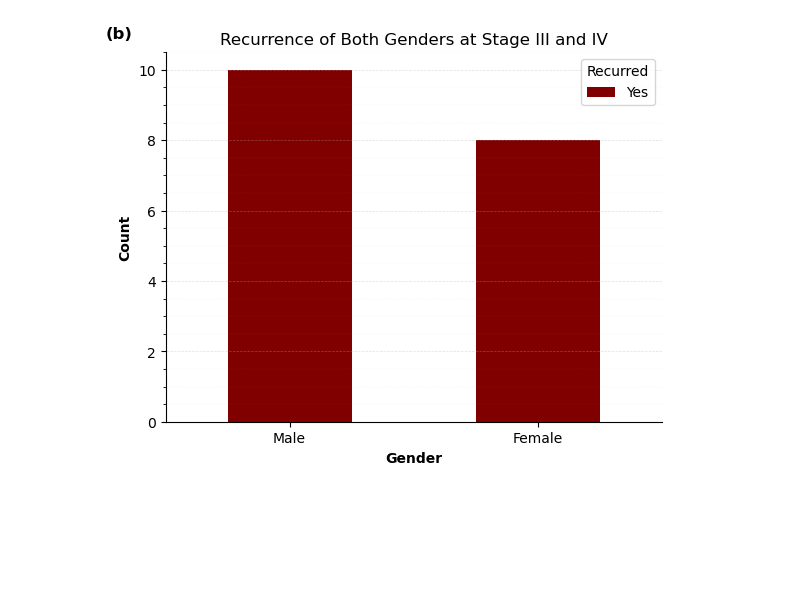
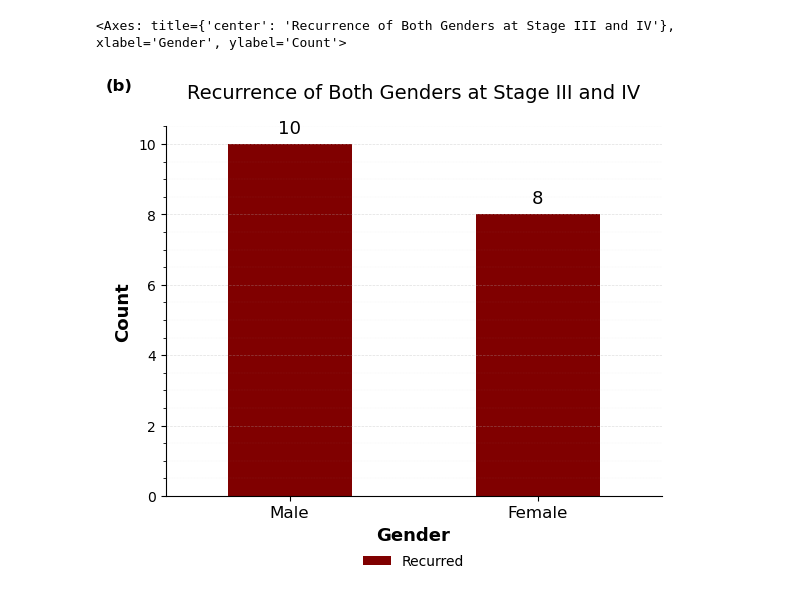
Before and after one commit to QY-Ver0/ELM-for-thyroid, a Jupyter notebook: data_analysis.ipynb, the cells around one changed output. Drawn from its saved outputs; the diff is of its cells as text; code cells hidden in the pictures; blank space fills up the shorter version.

```diff
--- a/data_analysis.ipynb
+++ b/data_analysis.ipynb
@@ -123,3 +208,5 @@ ylim = (0,250)
 
 for_plot = df.copy()
 for_plot['Gender'] = df['Gender'].replace({'M': 'Male', 'F': 'Female'})
+for_plot['Recurred'] = df['Recurred'].replace({'Yes': 'Recurred', 'No': 'Not Recurred'})
+for_plot['Age Above 55'] = for_plot['Age'] >= 55
@@ -154,4 +282,5 @@ category_plot(corr_df, for_plot, 'Stage', 'Gender', title='Gender of Patients at
 # %%
-category_plot(corr_df, df.loc[(df['Stage'].isin(['III','IVA','IVB']))], 'Gender', 'Recurred', title='Recurrence of Both Genders at Stage III and IV', reindex=['M','F'], xticks_label=['Male', 'Female'], color=plt.cm.seismic(1.0), subplotname='(b)')
+category_plot(corr_df, for_plot.loc[(df['Stage'].isin(['III','IVA','IVB']))], 'Gender', 'Recurred', title='Recurrence of Both Genders at Stage III and IV', reindex=['Male','Female'], color=plt.cm.seismic(1.0), xticks_size=12, axis_size=13, title_size=14, barlabel_size=13, legend_size=11, subplotname='(b)')
 # %% [output]
+<Axes: title={'center': 'Recurrence of Both Genders at Stage III and IV'}, xlabel='Gender', ylabel='Count'>
-[figure, old version]
+[figure, new version]
```
Also changed, not shown: parts of 17 cells of this notebook.
